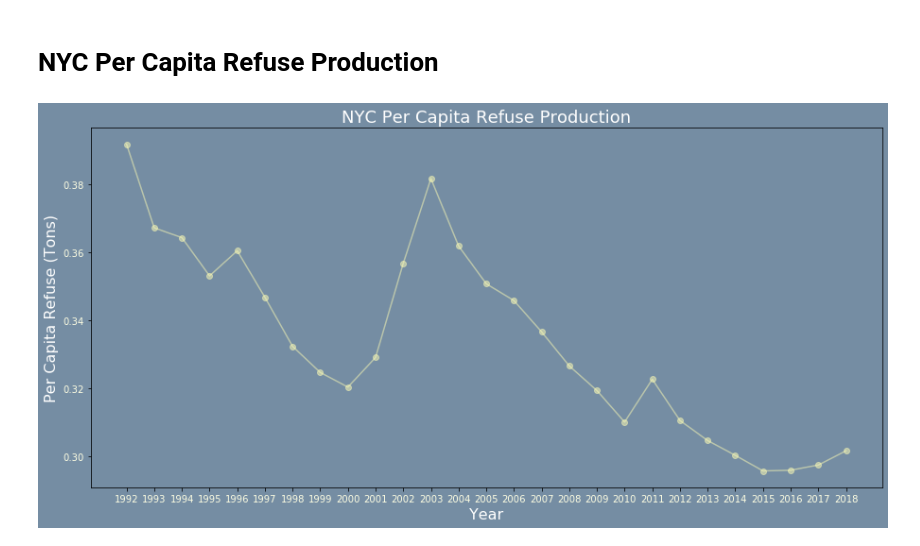
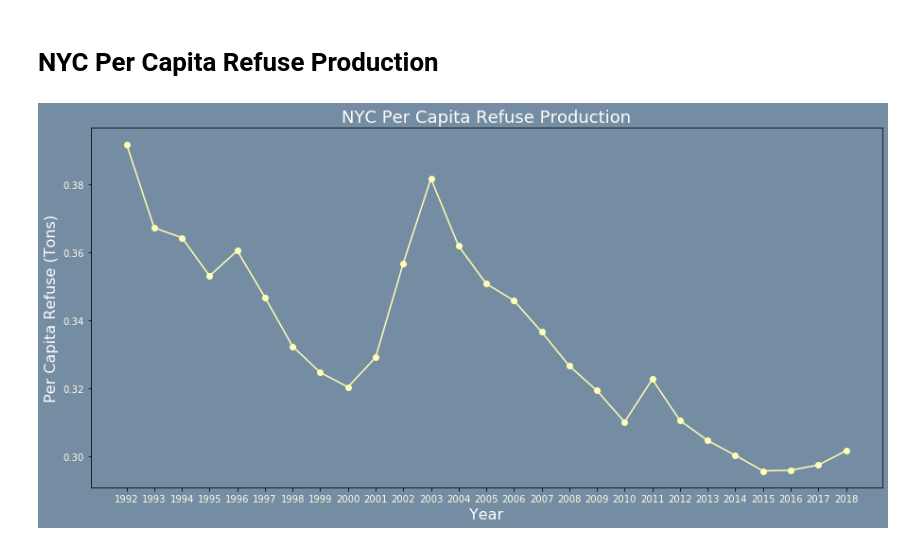
Before and after one commit to tedi529/New-York-Waste, a Jupyter notebook: Analysis_Notebooks/Whole_PerCapita_Trash.ipynb, the cells around one changed output. Saved outputs shown, nothing was run; the diff lists cells and outputs as text; code cells hidden in the pictures.

```diff
--- a/Analysis_Notebooks/Whole_PerCapita_Trash.ipynb
+++ b/Analysis_Notebooks/Whole_PerCapita_Trash.ipynb
@@ -96,19 +99,19 @@ PerCapitaTrash_Whole.to_csv(output_0)
 # %%
 # Plot PC_Trash vs Time
 fig, ax = plt.subplots(figsize=(15,7))
 year = PerCapitaTrash_Whole["Year"]
 ax.set_xticks(year)
 ax.tick_params(labelcolor="xkcd:off white")
 ax.set_facecolor("xkcd:blue/grey")
 fig.patch.set_facecolor("xkcd:blue/grey")
 
 pc_trash = PerCapitaTrash_Whole["PC_Trash"]
-ax.plot(year, pc_trash, marker="o", color="xkcd:light beige", linestyle="solid", alpha=0.5)
+ax.plot(year, pc_trash, marker="o", color="xkcd:light beige", linestyle="solid")
 
 # Annotate graph
 plt.title("NYC Per Capita Refuse Production", fontsize="18",color='xkcd:white')
 plt.xlabel("Year", fontsize="16",color="xkcd:white")
 plt.ylabel("Per Capita Refuse (Tons)", fontsize="16",color="xkcd:white")
 fig.savefig(os.path.join("..","Analysis_Images","NYC Per Capita Refuse Production.png"),facecolor=fig.get_facecolor())
 # %% [output]
-[figure, old version]
+[figure, new version]
```
Also changed, not shown: parts of 1 cell of this notebook, 2 other files.
